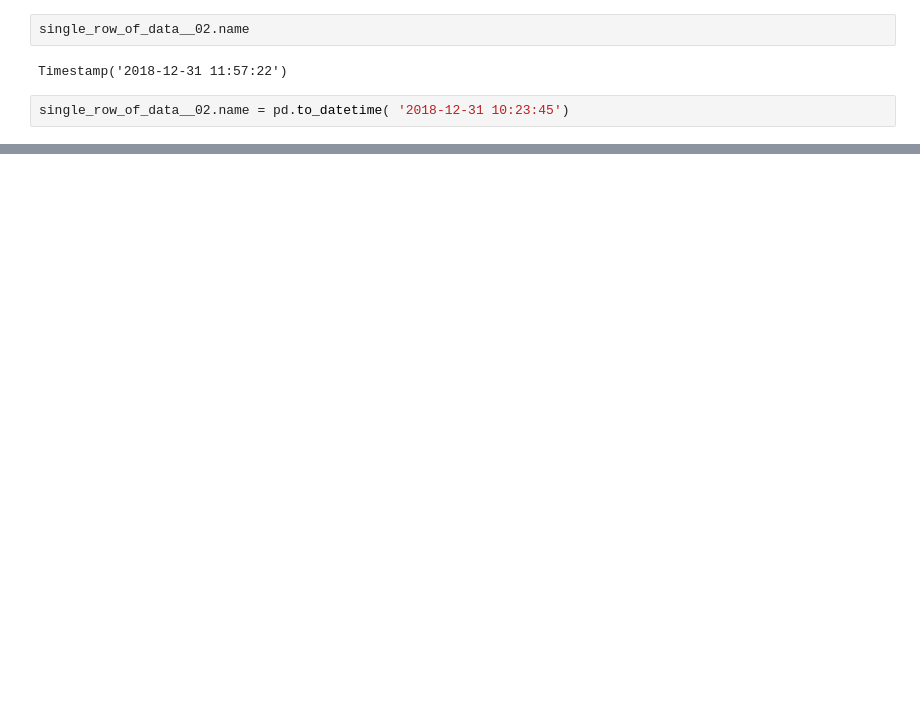
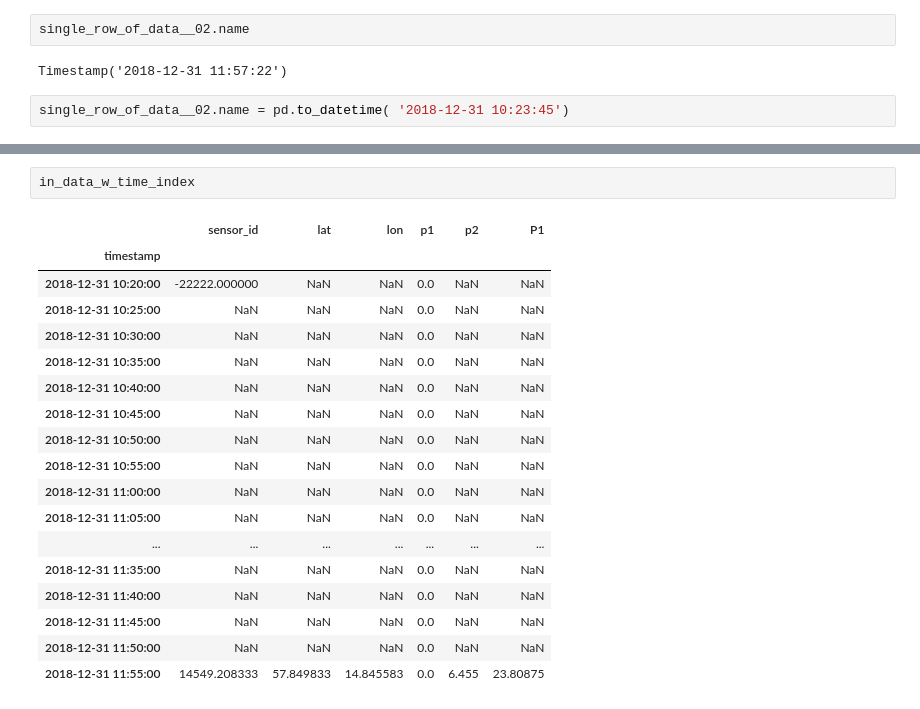
Before and after one commit to miskaknapek/dustmin_to_csv__various_code, a Jupyter notebook: luftdaten_dust_min_to_tabular_data__SCRATCHPAD_02-Copy1.ipynb, the cells around one changed output, grey strips where cells are left out. Drawn from its saved outputs; the diff is of its cells as text; blank space fills up the shorter version.

```diff
--- a/luftdaten_dust_min_to_tabular_data__SCRATCHPAD_02-Copy1.ipynb
+++ b/luftdaten_dust_min_to_tabular_data__SCRATCHPAD_02-Copy1.ipynb
@@ -782,0 +810,21 @@ in_data_w_time_index
+# %%
+in_data_w_time_index
+# %% [output]
+|  | sensor_id | lat | lon | p1 | p2 | P1 |
+| timestamp |  |  |  |  |  |  |
+| 2018-12-31 10:20:00 | -22222.000000 | NaN | NaN | 0.0 | NaN | NaN |
+| 2018-12-31 10:25:00 | NaN | NaN | NaN | 0.0 | NaN | NaN |
+| 2018-12-31 10:30:00 | NaN | NaN | NaN | 0.0 | NaN | NaN |
+| 2018-12-31 10:35:00 | NaN | NaN | NaN | 0.0 | NaN | NaN |
+| 2018-12-31 10:40:00 | NaN | NaN | NaN | 0.0 | NaN | NaN |
+| 2018-12-31 10:45:00 | NaN | NaN | NaN | 0.0 | NaN | NaN |
+| 2018-12-31 10:50:00 | NaN | NaN | NaN | 0.0 | NaN | NaN |
+| 2018-12-31 10:55:00 | NaN | NaN | NaN | 0.0 | NaN | NaN |
+| 2018-12-31 11:00:00 | NaN | NaN | NaN | 0.0 | NaN | NaN |
+| 2018-12-31 11:05:00 | NaN | NaN | NaN | 0.0 | NaN | NaN |
+| ... | ... | ... | ... | ... | ... | ... |
+| 2018-12-31 11:35:00 | NaN | NaN | NaN | 0.0 | NaN | NaN |
+| 2018-12-31 11:40:00 | NaN | NaN | NaN | 0.0 | NaN | NaN |
+| 2018-12-31 11:45:00 | NaN | NaN | NaN | 0.0 | NaN | NaN |
+| 2018-12-31 11:50:00 | NaN | NaN | NaN | 0.0 | NaN | NaN |
+| 2018-12-31 11:55:00 | 14549.208333 | 57.849833 | 14.845583 | 0.0 | 6.455 | 23.80875 |
```
Also changed, not shown: parts of 16 cells of this notebook, 1 other file.
